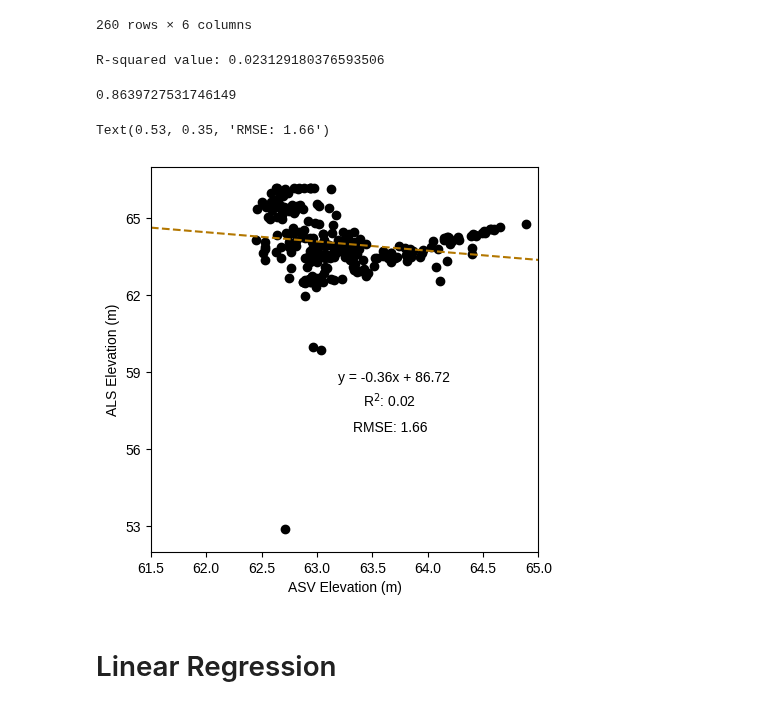
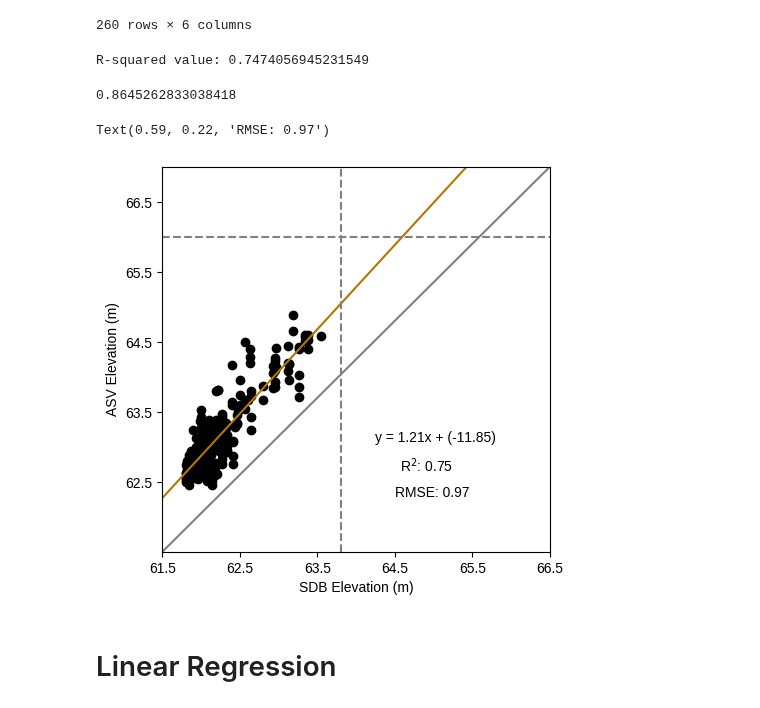
Before and after one commit to susannakukka/bathymetric-model-analysis, a Jupyter notebook: notebooks/error_assessments_and_model_correlations.ipynb, the cells around one changed output. Drawn from its saved outputs; the diff is of its cells as text; code cells hidden in the pictures.

Commit message:
New vertical difference and roughness maps and correlation graphs

```diff
--- a/notebooks/error_assessments_and_model_correlations.ipynb
+++ b/notebooks/error_assessments_and_model_correlations.ipynb
@@ -19,6 +19,8 @@ if use_liberation_fonts:
         'font.family':'sans-serif',
         'font.sans-serif':['Liberation Sans'],
     })
+# %%
+yellow='#B37700'
 # %% [markdown]
 # Utsjoki
 # %% [markdown]
@@ -508,0 +541,2 @@ tolerance = 0.05
+# %%
+from63 = valle_corr_asv.loc[abs(valle_corr_asv['ALS_N2000']) > 62]
@@ -567,11 +616,11 @@ print(f"R-squared value: {r2_score}")
 R-squared value: 0.44504931719243335
 # %%
 def setup_utsjoki_ax(ax):
-    xlim = (61.5, 65)
-    ylim = (52, 67)
+    xlim = (61.5, 66.5)
+    ylim = (61.5, 67)
     #ax.set_aspect('equal')
-    plt.yticks(np.arange(min(ylim)+1, max(ylim)+1, 3))
-    plt.xticks(np.arange(min(xlim), max(xlim)+1, 0.5))
+    plt.yticks(np.arange(min(ylim)+1, max(ylim)+1, 1))
+    plt.xticks(np.arange(min(xlim), max(xlim)+1, 1))
     ax.set(xlim=xlim, ylim=ylim)
 
 def setup_nuorgam_ax(ax):
@@ -633,47 +682,50 @@ valle_corr_asv
 260 rows × 6 columns
 # %%
 # calculate linear regression for valle
-x = valle_corr_asv[['ASV_N2000']]
-y = valle_corr_asv[['ALS_N2000']]
+x = from63[['SI_Elevation']] #valle_corr_asv[['ASV_N2000']]
+y = from63[['ASV_N2000']]# valle_corr_asv[['ALS_N2000']]
 # %%
 model.fit(x, y)
 
 r2_score = model.score(x, y)
 print(f"R-squared value: {r2_score}")
 # %% [output]
-R-squared value: 0.023129180376593506
+R-squared value: 0.7474056945231549
 # %%
-valle_corr_asv["ASV_N2000"].corr(valle_corr_asv["SI_Elevation"])
+from63["SI_Elevation"].corr(from63["ASV_N2000"])
 # %% [output]
-0.8639727531746149
+0.8645262833038418
 # %%
 predict = model.predict(x)
 r2 = regression_estimators.r_sq(model=model, x=x, y=y)
 
 fig, ax = plt.subplots(figsize=(5,5))
 
 #regression part
 intercept = regression_estimators.interc(model=model)
 slope = regression_estimators.coeff(model=model)
 
 #ax.set_title('Utsjoki ALS elevation correlation')
-ax.set_xlabel("ASV Elevation (m)")
-ax.set_ylabel("ALS Elevation (m)")
+ax.set_xlabel("SDB Elevation (m)")
+ax.set_ylabel("ASV Elevation (m)")
 
 setup_utsjoki_ax(ax)
 
 #ax.plot(x, predict, color='#B37700', linestyle='--', zorder=0)
 ax.scatter(x, y, color='black', zorder=1)
 # plot fitted y = m*x + b
-ax.axline(xy1=(0, intercept), slope=slope, color='#B37700', linestyle='--')
+ax.axline(xy1=(0, intercept), slope=slope, color=yellow, linestyle='-')
 #fit_eqn = f'$y = {slope:.2f}x{intercept:+.2f}$'
-fit_eqn2 = "y = {:4.2f}x + {:4.2f}".format(slope, intercept)
+fit_eqn2 = "y = {:4.2f}x + ({:4.2f})".format(slope, intercept)
+ax.axvline(x=63.8, color='grey', linestyle='--')
+ax.axhline(y=66, color='grey', linestyle='--')
+ax.plot([0, 1], [0, 1], transform=ax.transAxes, color='grey', linestyle='-')
 
-fig.text(0.5, 0.45, fit_eqn2, fontsize=10)
-fig.text(0.55, 0.40, f'R$^2$: {round(r2, 2)}', fontsize=10)
-fig.text(0.53, 0.35, f'RMSE: {round(error_assessments.root_mean_sq_err(actual=x, predicted=y), 2)}', fontsize=10)
+fig.text(0.55, 0.33, fit_eqn2, fontsize=10)
+fig.text(0.60, 0.27, f'R$^2$: {round(r2, 2)}', fontsize=10)
+fig.text(0.59, 0.22, f'RMSE: {round(error_assessments.root_mean_sq_err(actual=x, predicted=y), 2)}', fontsize=10)
 # %% [output]
-Text(0.53, 0.35, 'RMSE: 1.66')
+Text(0.59, 0.22, 'RMSE: 0.97')
-[figure, old version]
+[figure, new version]
 # %%
 # save as png
```
Also changed, not shown: parts of 7 cells of this notebook, 18 other files.
